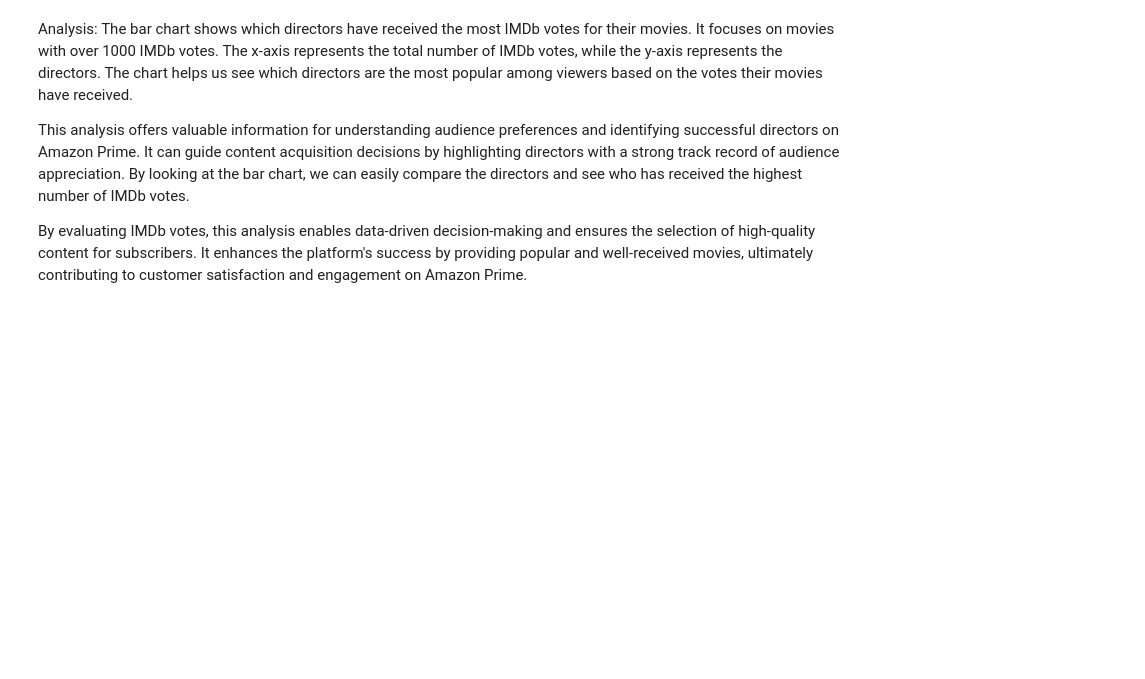
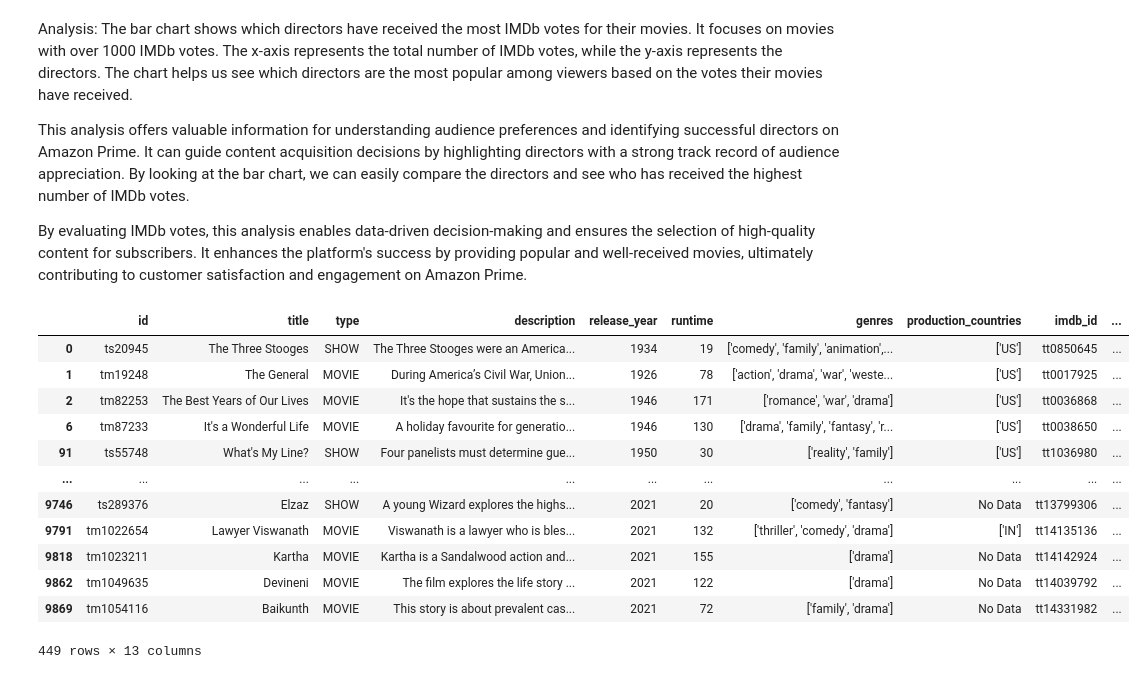
Before and after one commit to jannatulhashi/Amazon_Prime_Project, a Jupyter notebook: Amazon Data.ipynb, the cells around one changed output. Drawn from its saved outputs; the diff is of its cells as text; code cells hidden in the pictures; blank space fills up the shorter version.

```diff
--- a/Amazon Data.ipynb
+++ b/Amazon Data.ipynb
@@ -374,3 +374,22 @@ This analysis offers valuable information for understanding audience preferences
 
 
 By evaluating IMDb votes, this analysis enables data-driven decision-making and ensures the selection of high-quality content for subscribers. It enhances the platform's success by providing popular and well-received movies, ultimately contributing to customer satisfaction and engagement on Amazon Prime.
+# %%
+#Investigate differences in the genre distribution based on ratings on IMD
+#Calculate the highest IMDB ratings
+high_IMDB_ratings= titles_data_df[titles_data_df['imdb_score']>8]
+high_IMDB_ratings
+# %% [output]
+|  | id | title | type | description | release_year | runtime | genres | production_countries | imdb_id | ... |
+| 0 | ts20945 | The Three Stooges | SHOW | The Three Stooges were an America... | 1934 | 19 | ['comedy', 'family', 'animation',... | ['US'] | tt0850645 | ... |
+| 1 | tm19248 | The General | MOVIE | During America’s Civil War, Union... | 1926 | 78 | ['action', 'drama', 'war', 'weste... | ['US'] | tt0017925 | ... |
+| 2 | tm82253 | The Best Years of Our Lives | MOVIE | It's the hope that sustains the s... | 1946 | 171 | ['romance', 'war', 'drama'] | ['US'] | tt0036868 | ... |
+| 6 | tm87233 | It's a Wonderful Life | MOVIE | A holiday favourite for generatio... | 1946 | 130 | ['drama', 'family', 'fantasy', 'r... | ['US'] | tt0038650 | ... |
+| 91 | ts55748 | What's My Line? | SHOW | Four panelists must determine gue... | 1950 | 30 | ['reality', 'family'] | ['US'] | tt1036980 | ... |
+| ... | ... | ... | ... | ... | ... | ... | ... | ... | ... | ... |
+| 9746 | ts289376 | Elzaz | SHOW | A young Wizard explores the highs... | 2021 | 20 | ['comedy', 'fantasy'] | No Data | tt13799306 | ... |
+| 9791 | tm1022654 | Lawyer Viswanath | MOVIE | Viswanath is a lawyer who is bles... | 2021 | 132 | ['thriller', 'comedy', 'drama'] | ['IN'] | tt14135136 | ... |
+| 9818 | tm1023211 | Kartha | MOVIE | Kartha is a Sandalwood action and... | 2021 | 155 | ['drama'] | No Data | tt14142924 | ... |
+| 9862 | tm1049635 | Devineni | MOVIE | The film explores the life story ... | 2021 | 122 | ['drama'] | No Data | tt14039792 | ... |
+| 9869 | tm1054116 | Baikunth | MOVIE | This story is about prevalent cas... | 2021 | 72 | ['family', 'drama'] | No Data | tt14331982 | ... |
+449 rows × 13 columns
```
Also changed, not shown: parts of 9 cells of this notebook, 2 other files.
